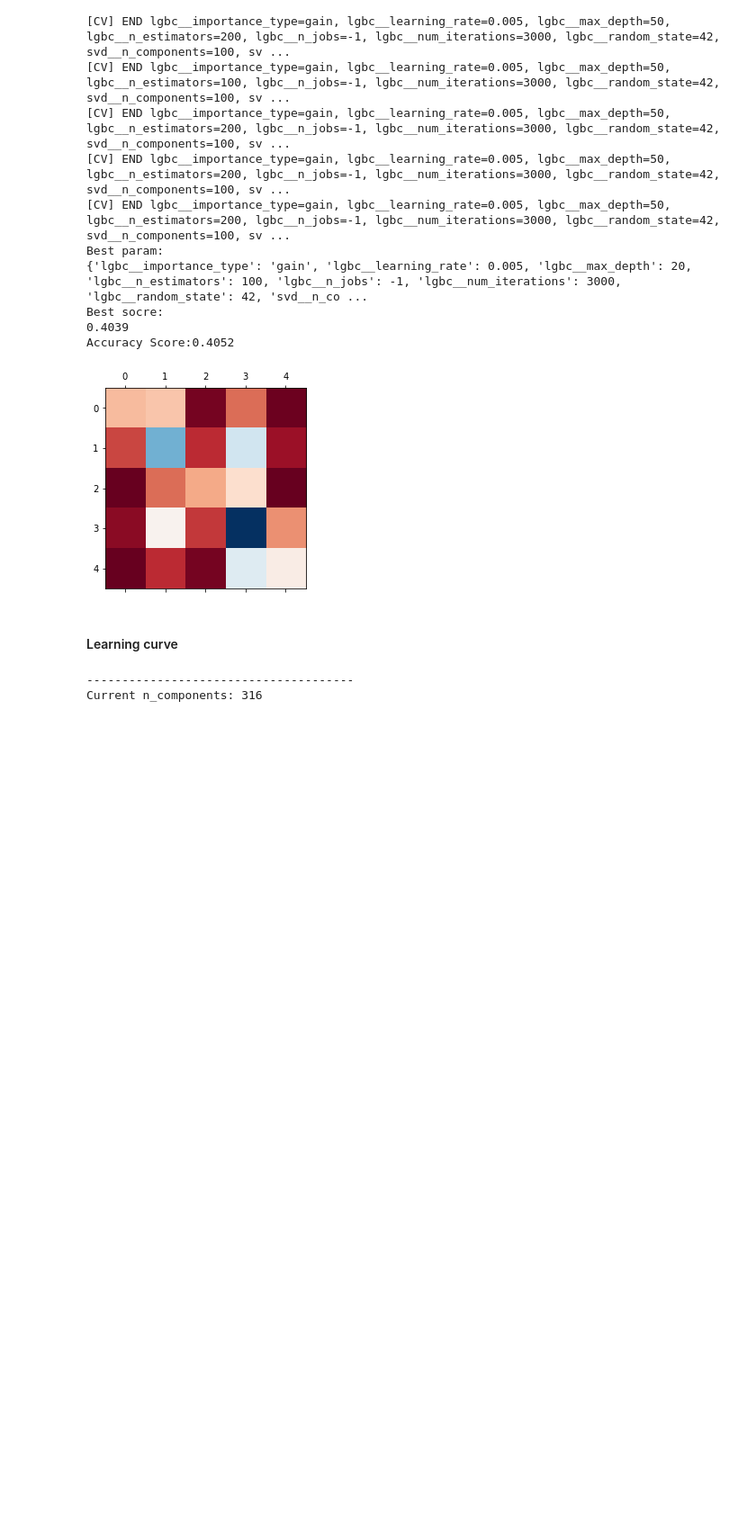
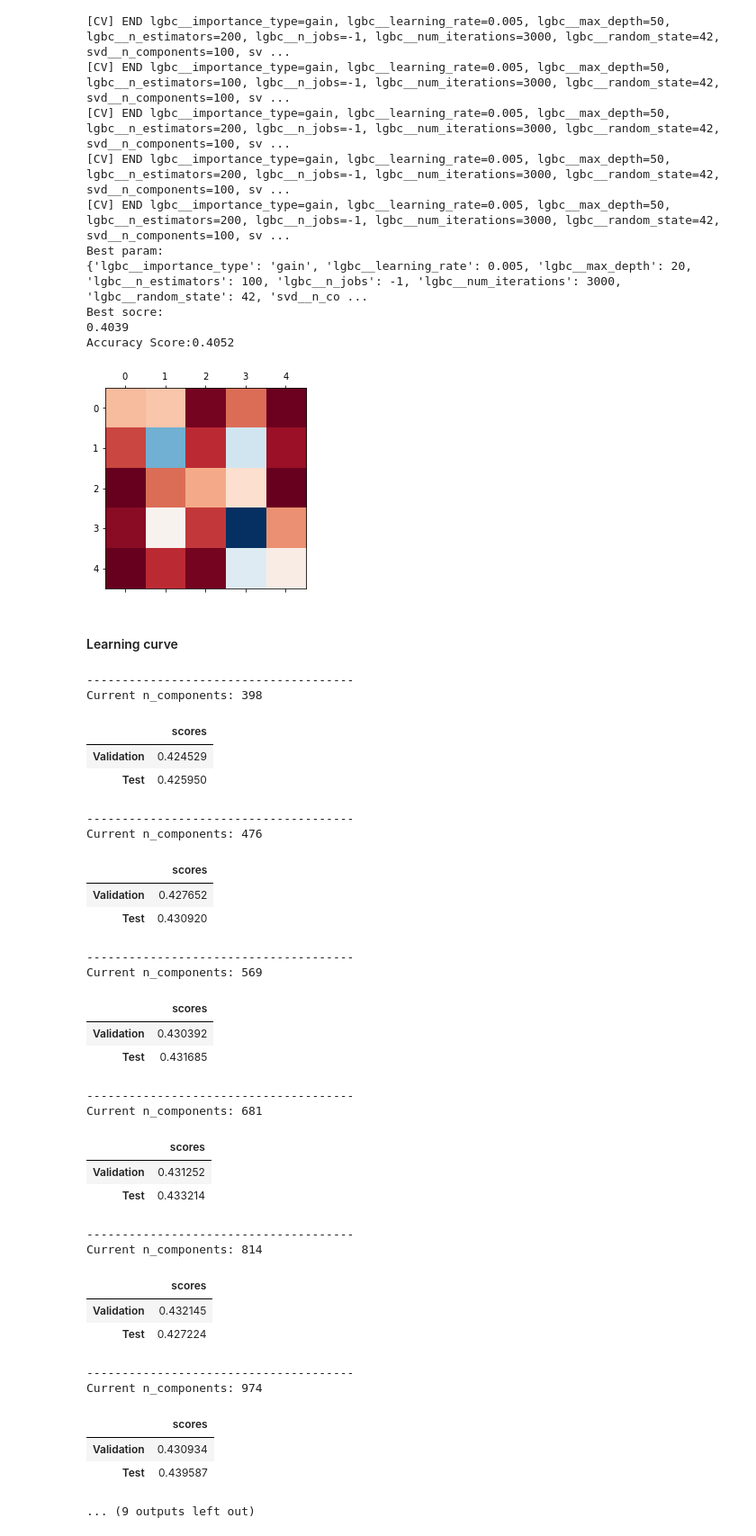
Before and after one commit to JavierLiao/EODS_Project2_Group9, a Jupyter notebook: doc/nlp_general_pipeline.ipynb, the cells around one changed output. Shown at 90% size. Saved outputs shown, nothing was run; the diff lists cells and outputs as text; code cells hidden in the pictures; blank space fills up the shorter version.

```diff
--- a/doc/nlp_general_pipeline.ipynb
+++ b/doc/nlp_general_pipeline.ipynb
@@ -576,8 +576,10 @@ Accuracy Score:0.4052
 # %% [markdown]
 #### Learning curve
 # %%
+# num of raw features: 2134
+
 # n_components_list = [int(item) for item in np.logspace(0.2, 2.5, num = 20)] # ver1
-n_components_list = [int(item) for item in np.logspace(2.5, 3.5, num = 15)] # ver2
+n_components_list = [int(item) for item in np.logspace(2.6, 3.3, num = 10)] # ver2
 
 def get_validation_test_score_list(n_components_list):
     validation_error_list = []
@@ -598,7 +600,7 @@ def get_validation_test_score_list(n_components_list):
             'svd__random_state':[42],
             'lgbc__n_estimators':[200],
             'lgbc__num_iterations':[600],
-            'lgbc__max_depth':[50, 100],
+            'lgbc__max_depth':[100],
             'lgbc__learning_rate':[0.01],
             'lgbc__n_jobs':[-1],
             'lgbc__random_state':[42],
@@ -628,33 +630,62 @@ def get_validation_test_score_list(n_components_list):
             data = [[temp_best_validation_score],
                     [temp_test_score]],
             columns = ["scores"],
             index = ["Validation", "Test"]
         )
         display(result_df)
 
         validation_error_list.append(temp_best_validation_score)
         test_error_list.append(temp_test_score)
     return n_components_list, validation_error_list, test_error_list
 
 def plot_learning_curve(n_var_list, validation_score_list, test_score_list):
     plt.style.use('ggplot')
     plt.rcParams["font.weight"] = "bold"
     plt.rcParams["axes.labelweight"] = "bold"
     fig, ax = plt.subplots(1, 1, figsize = (8, 8), dpi = 320)
     ax.plot(n_var_list, validation_score_list, 'o-', label = "Validation score", linewidth = 2)
     ax.plot(n_var_list, test_score_list, 'o-', label = "Test score", linewidth = 2)
     ax.legend()
     ax.set_xscale("log")
     ax.set_title('Learning Curve: LGBMClassifier')
     ax.set_xlabel('n_components in TruncatedSVD')
     ax.set_ylabel('Accuracy')
     plt.show()
     pass
 
 n_components_list, validation_error_list, test_error_list = get_validation_test_score_list(n_components_list)
 plot_learning_curve(n_components_list, validation_error_list, test_error_list)
 # %% [output]
 --------------------------------------
-Current n_components: 316
+Current n_components: 398
+|  | scores |
+| Validation | 0.424529 |
+| Test | 0.425950 |
+--------------------------------------
+Current n_components: 476
+|  | scores |
+| Validation | 0.427652 |
+| Test | 0.430920 |
+--------------------------------------
+Current n_components: 569
+|  | scores |
+| Validation | 0.430392 |
+| Test | 0.431685 |
+--------------------------------------
+Current n_components: 681
+|  | scores |
+| Validation | 0.431252 |
+| Test | 0.433214 |
+--------------------------------------
+Current n_components: 814
+|  | scores |
+| Validation | 0.432145 |
+| Test | 0.427224 |
+--------------------------------------
+Current n_components: 974
+|  | scores |
+| Validation | 0.430934 |
+| Test | 0.439587 |
+... (9 outputs left out)
 # %%
 #save learning curve
```
Also changed, not shown: parts of 2 cells of this notebook, 2 other files.
